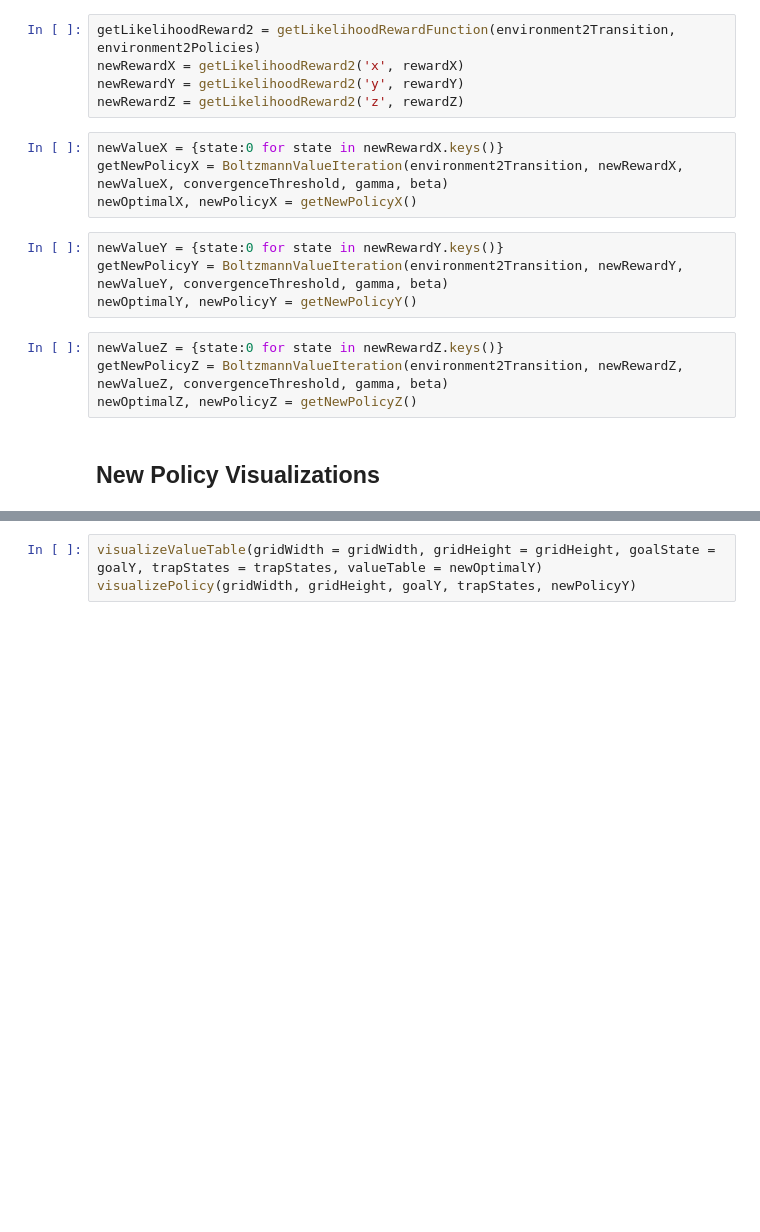
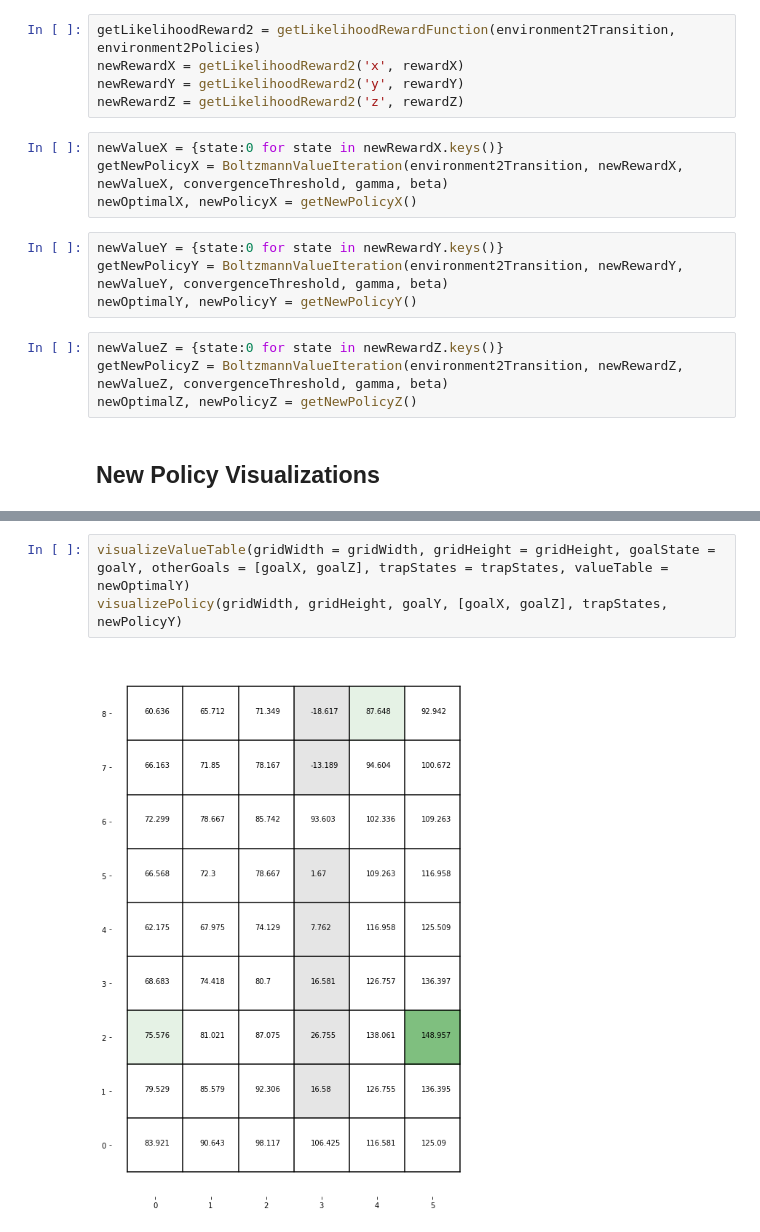
Before and after one commit to stacyste/TheoryOfMindInferenceModels, a Jupyter notebook: Week4-5-CooperativeSignaling/LikelihoodRatioReward.ipynb, the cells around one changed output, grey strips where cells are left out. Saved outputs shown, nothing was run; the diff lists cells and outputs as text; blank space fills up the shorter version.

```diff
--- a/Week4-5-CooperativeSignaling/LikelihoodRatioReward.ipynb
+++ b/Week4-5-CooperativeSignaling/LikelihoodRatioReward.ipynb
@@ -336,3 +344,5 @@ visualizePolicy(gridWidth, gridHeight, goalX, trapStates, newPolicyX)
 # %%
-visualizeValueTable(gridWidth = gridWidth, gridHeight = gridHeight, goalState = goalY, trapStates = trapStates, valueTable = newOptimalY)
-visualizePolicy(gridWidth, gridHeight, goalY, trapStates, newPolicyY)
+visualizeValueTable(gridWidth = gridWidth, gridHeight = gridHeight, goalState = goalY, otherGoals = [goalX, goalZ], trapStates = trapStates, valueTable = newOptimalY)
+visualizePolicy(gridWidth, gridHeight, goalY, [goalX, goalZ], trapStates, newPolicyY)
+# %% [output]
+[figure, added]
```
Also changed, not shown: parts of 4 cells of this notebook, 4 other files.
